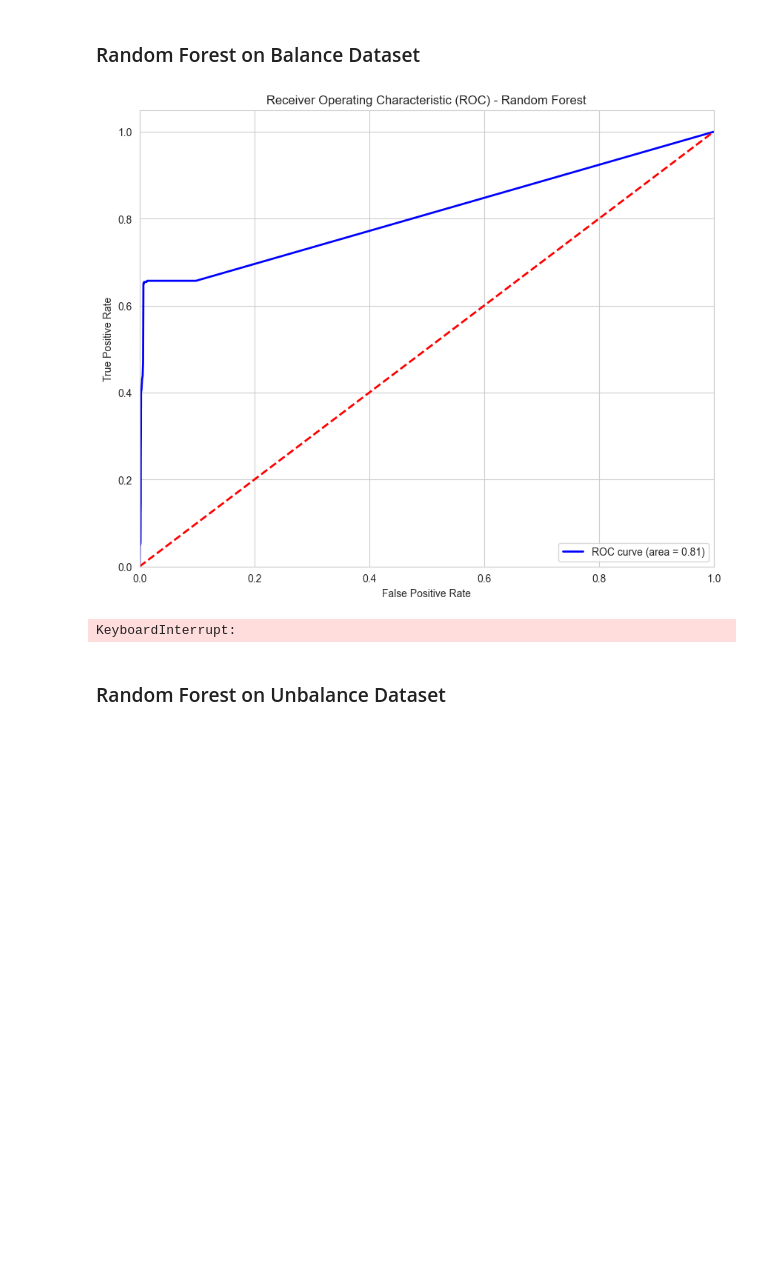
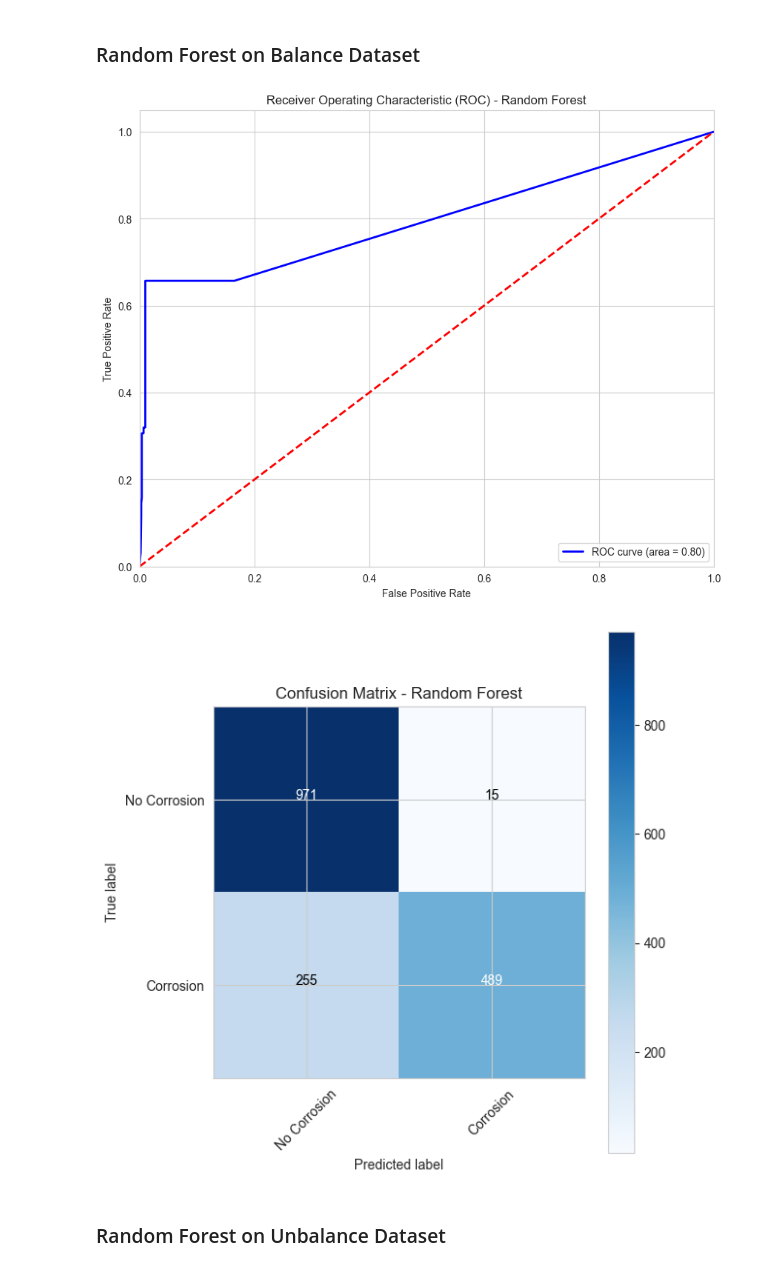
Before and after one commit to ghezalahmad/Adaptive-Sampling, a Jupyter notebook: adaptive sampling.ipynb, the cells around one changed output. Cells and saved outputs as stored; diff of their text form; code cells hidden in the pictures; blank space fills up the shorter version.

```diff
--- a/adaptive sampling.ipynb
+++ b/adaptive sampling.ipynb
@@ -232,6 +239,21 @@ Original Y-Coordinate range: 0.0 - 86.0
 ### Random Forest on Balance Dataset
 # %%
 from sklearn.ensemble import RandomForestClassifier
+
+
+# Selecting relevant features and the target variable
+features = ['Feature 3', 'Feature 4', 'Feature 5', 'Feature 6']
+target = 'Label'
+
+# Splitting the data based on specimen
+train_data = undersampled_data[undersampled_data['Specimen'] == 1]
+test_data = undersampled_data[undersampled_data['Specimen'] == 2]
+
+# Preparing training and testing sets
+X_train = train_data[features]
+y_train = train_data[target]
+X_test = test_data[features]
+y_test = test_data[target]
 
 # Creating and fitting the Random Forest model
 rf_model = RandomForestClassifier()
@@ -258,34 +280,34 @@ plt.plot(rf_fpr, rf_tpr, color='blue', lw=2, label='ROC curve (area = %0.2f)' %
 plt.plot([0, 1], [0, 1], color='red', lw=2, linestyle='--')
 plt.xlim([0.0, 1.0])
 plt.ylim([0.0, 1.05])
 plt.xlabel('False Positive Rate')
 plt.ylabel('True Positive Rate')
 plt.title('Receiver Operating Characteristic (ROC) - Random Forest')
 plt.legend(loc="lower right")
 
 # Plotting the confusion matrix for Random Forest
 plt.figure(figsize=(6, 6))
 plt.imshow(rf_conf_matrix, interpolation='nearest', cmap=plt.cm.Blues)
 plt.title('Confusion Matrix - Random Forest')
 plt.colorbar()
 rf_tick_marks = np.arange(2)
 plt.xticks(rf_tick_marks, ['No Corrosion', 'Corrosion'], rotation=45)
 plt.yticks(rf_tick_marks, ['No Corrosion', 'Corrosion'])
 
 # Annotating the confusion matrix for Random Forest
 rf_thresh = rf_conf_matrix.max() / 2.
 for i, j in itertools.product(range(rf_conf_matrix.shape[0]), range(rf_conf_matrix.shape[1])):
     plt.text(j, i, format(rf_conf_matrix[i, j], 'd'),
              horizontalalignment="center",
              color="white" if rf_conf_matrix[i, j] > rf_thresh else "black")
 
 plt.tight_layout()
 plt.ylabel('True label')
 plt.xlabel('Predicted label')
 
 plt.show()
 # %% [output]
-[figure, old version]
+[figure, new version]
-KeyboardInterrupt:
+[figure, added]
 # %% [markdown]
 ### Random Forest on Unbalance Dataset
```
Also changed, not shown: parts of 6 cells of this notebook, 4 other files.
